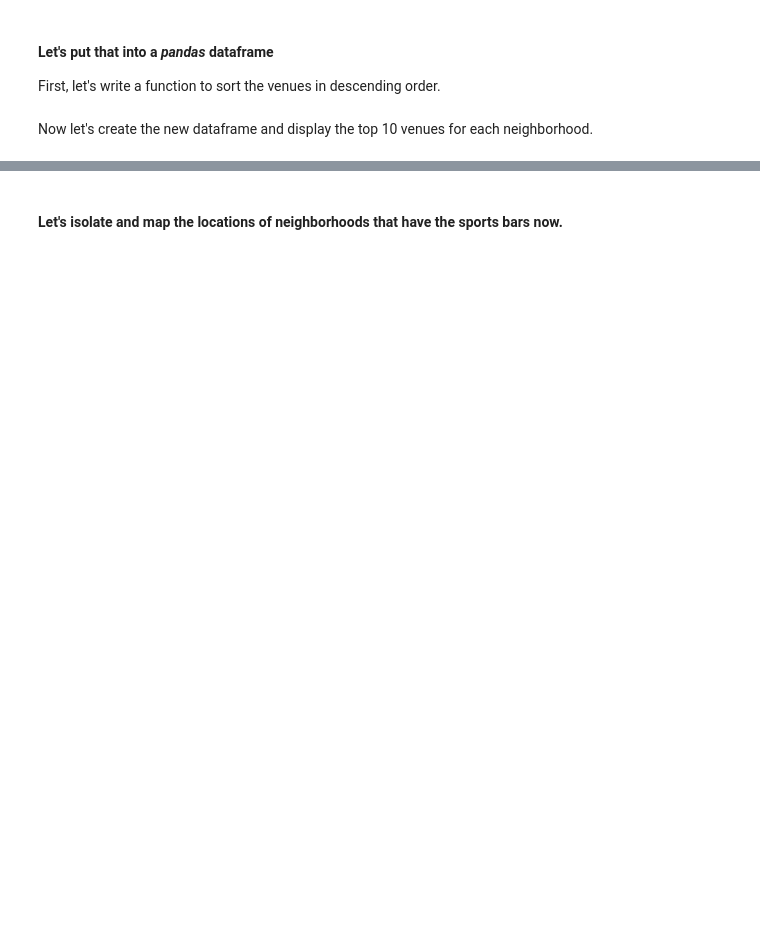
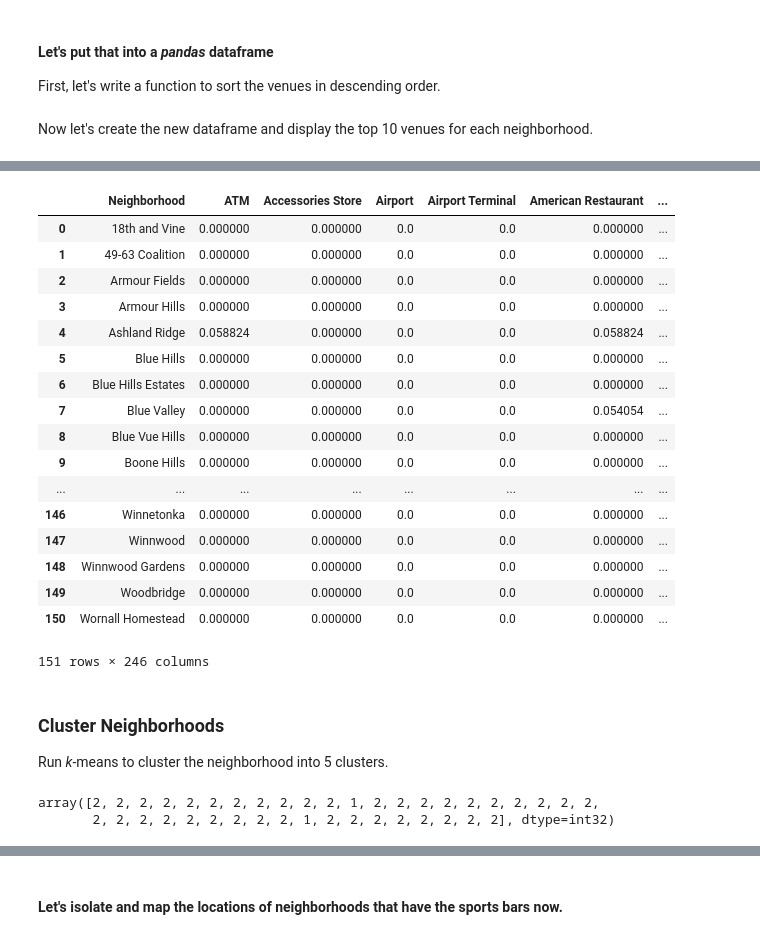
Before and after one commit to jamesx955/Coursera_Capstone, a Jupyter notebook: Kansas City, Missouri Sports Bar.ipynb, the cells around one changed output, grey strips where cells are left out. Cells and saved outputs as stored; diff of their text form; code cells hidden in the pictures; blank space fills up the shorter version.

```diff
--- a/Kansas City, Missouri Sports Bar.ipynb
+++ b/Kansas City, Missouri Sports Bar.ipynb
@@ -362,0 +430,38 @@ neighborhoods_venues_sorted.head(200)
+# %%
+kansas_city_grouped
+# %% [output]
+|  | Neighborhood | ATM | Accessories Store | Airport | Airport Terminal | American Restaurant | ... |
+| 0 | 18th and Vine | 0.000000 | 0.000000 | 0.0 | 0.0 | 0.000000 | ... |
+| 1 | 49-63 Coalition | 0.000000 | 0.000000 | 0.0 | 0.0 | 0.000000 | ... |
+| 2 | Armour Fields | 0.000000 | 0.000000 | 0.0 | 0.0 | 0.000000 | ... |
+| 3 | Armour Hills | 0.000000 | 0.000000 | 0.0 | 0.0 | 0.000000 | ... |
+| 4 | Ashland Ridge | 0.058824 | 0.000000 | 0.0 | 0.0 | 0.058824 | ... |
+| 5 | Blue Hills | 0.000000 | 0.000000 | 0.0 | 0.0 | 0.000000 | ... |
+| 6 | Blue Hills Estates | 0.000000 | 0.000000 | 0.0 | 0.0 | 0.000000 | ... |
+| 7 | Blue Valley | 0.000000 | 0.000000 | 0.0 | 0.0 | 0.054054 | ... |
+| 8 | Blue Vue Hills | 0.000000 | 0.000000 | 0.0 | 0.0 | 0.000000 | ... |
+| 9 | Boone Hills | 0.000000 | 0.000000 | 0.0 | 0.0 | 0.000000 | ... |
+| ... | ... | ... | ... | ... | ... | ... | ... |
+| 146 | Winnetonka | 0.000000 | 0.000000 | 0.0 | 0.0 | 0.000000 | ... |
+| 147 | Winnwood | 0.000000 | 0.000000 | 0.0 | 0.0 | 0.000000 | ... |
+| 148 | Winnwood Gardens | 0.000000 | 0.000000 | 0.0 | 0.0 | 0.000000 | ... |
+| 149 | Woodbridge | 0.000000 | 0.000000 | 0.0 | 0.0 | 0.000000 | ... |
+| 150 | Wornall Homestead | 0.000000 | 0.000000 | 0.0 | 0.0 | 0.000000 | ... |
+151 rows × 246 columns
+# %% [markdown]
+### Cluster Neighborhoods
+Run *k*-means to cluster the neighborhood into 5 clusters.
+# %%
+# set number of clusters
+kclusters = 5
+
+kansas_city_grouped_clustering = kansas_city_grouped.drop('Neighborhood', 1)
+
+# run k-means clustering
+kmeans = KMeans(n_clusters=kclusters, random_state=0).fit(kansas_city_grouped_clustering)
+
+# check cluster labels generated for each row in the dataframe
+kmeans.labels_[0:40]
+# %% [output]
+array([2, 2, 2, 2, 2, 2, 2, 2, 2, 2, 2, 1, 2, 2, 2, 2, 2, 2, 2, 2, 2, 2,
+       2, 2, 2, 2, 2, 2, 2, 2, 2, 1, 2, 2, 2, 2, 2, 2, 2, 2], dtype=int32)
```
Also changed, not shown: parts of 45 cells of this notebook.
